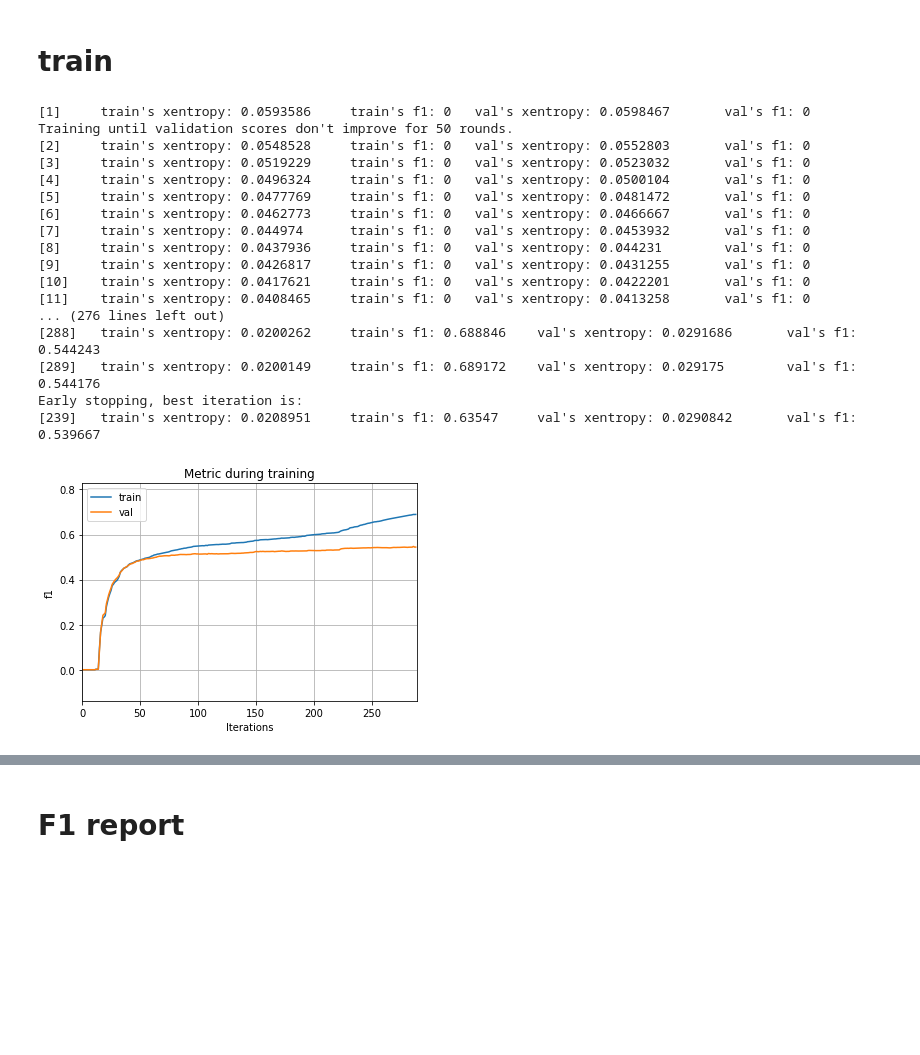
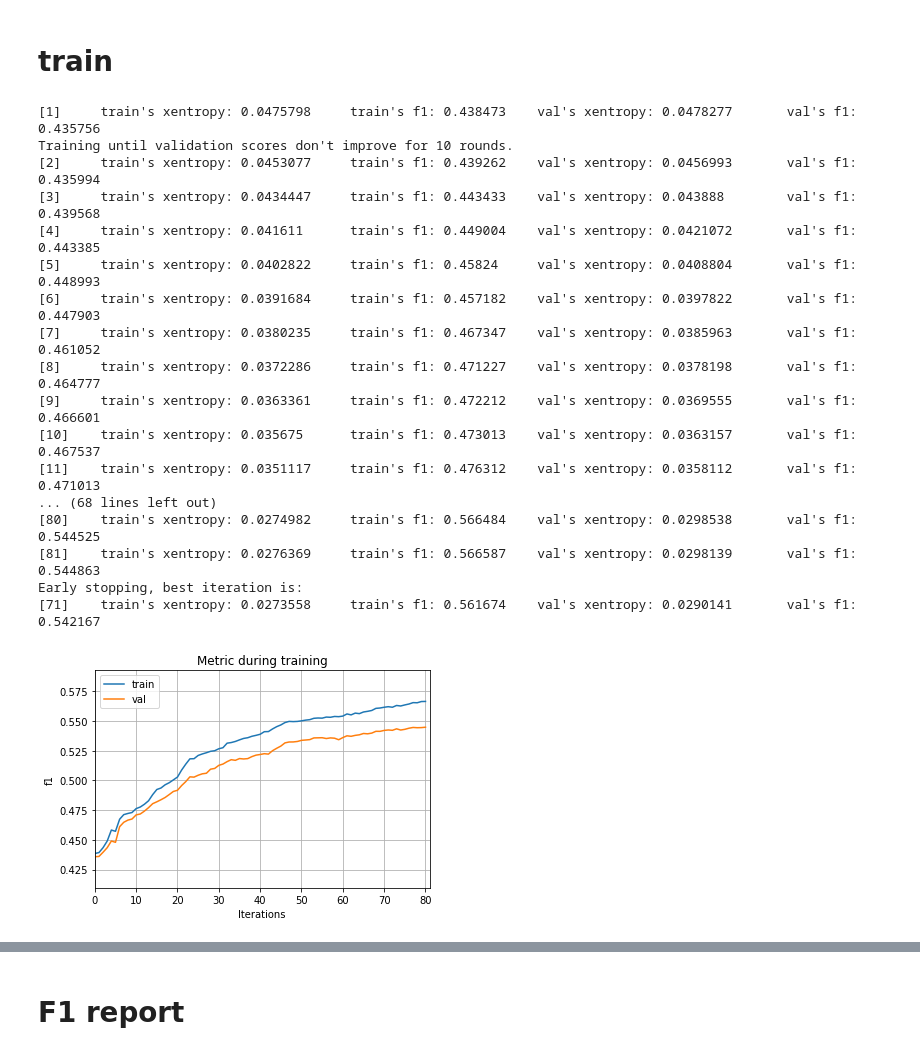
Before and after one commit to skywalker0803r/Ricky, a Jupyter notebook: 玉山AI比賽_modeling.ipynb, the cells around one changed output, grey strips where cells are left out. Drawn from its saved outputs; the diff is of its cells as text; code cells hidden in the pictures; blank space fills up the shorter version.

```diff
--- a/玉山AI比賽_modeling.ipynb
+++ b/玉山AI比賽_modeling.ipynb
@@ -15,7 +17,7 @@ Mounted at /content/drive
 # train
 # %%
 import pandas as pd
-train = pd.read_csv("/content/drive/My Drive/玉山人工智慧比賽數據/train_特徵工程完.csv",index_col=0)
+train = pd.read_csv("/content/drive/My Drive/玉山人工智慧比賽數據/train_預處理完.csv",index_col=0)
 print(train.shape)
 train.head()
 # %% [output]
@@ -71,7 +46,7 @@ pd.DataFrame(p,index=['p']).T.sort_values(by='p',ascending=False)
 # %% [markdown]
 # 定義 features & target
 # %%
-features = train.drop(['fraud_ind','txkey','locdt','cano','bacno'],axis=1).columns.tolist()
+features = train.drop(['fraud_ind','txkey','locdt'],axis=1).columns.tolist()
 y_name = 'fraud_ind'
 print(len(features),features)
 print(len([y_name]),[y_name])
@@ -82,7 +57,7 @@ print(len([y_name]),[y_name])
 # 切分 訓練集 跟 驗證集
 # %%
 from sklearn.model_selection import train_test_split
-train,val = train_test_split(train ,test_size=0.25 ,random_state=777)
+train,val = train_test_split(train ,test_size=0.2 ,random_state=42)
 print(train.shape)
 print(val.shape)
 # %% [output]
@@ -102,68 +77,64 @@ def lgb_f1_score(y_hat, data):
     y_hat = np.round(y_hat)
     return 'f1', f1_score(y_true, y_hat), True
 
 # 超參數
 parameters = {
-    #'boosting_type':'gbdt',
-    #'n_estimators':64,
+    'boosting_type':'gbdt',
+    'n_estimators':100,
     'objective': 'cross_entropy',
     'metric': 'cross_entropy',
-    'num_iterations':500,
-    'learning_rate': 0.05,
-    #'max_depth':10,
-    #'num_leaves':64,
-    'feature_fraction': 0.8,
-    #'bagging_fraction' :0.9,
-    #'reg_alpha':0.5,
-    #'reg_lambda':0.5,
-    'tree_learner':'data',
-    "is_unbalance":True,
-    "early_stopping_round":50,
-    "drop_rate":0.25,
-    #'min_child_samples':40,
-    #'min_child_weight':0.002,
+    'num_iterations': 500,
+    'learning_rate': 0.1,
+    'max_depth':7,
+    'num_leaves':50,
+    'feature_fraction': 0.7,
+    'tree_learner': 'data',
+    "is_unbalance": True,
+    "early_stopping_round": 10,
+    #'min_child_samples':20,
+    #'min_child_weight': 0.001,
 }
 
+# train data
 train_data = lightgbm.Dataset(train[features],
-                              label=train[y_name],
+                              label = train[y_name],
                               categorical_feature = features)
-
+# val data
 val_data = lightgbm.Dataset(val[features],
-                            label=val[y_name],
+                            label = val[y_name],
                             categorical_feature = features)
 
 # training
 evals_result = {}
 model = lightgbm.train(parameters,
                        train_data,
-                       valid_sets=[val_data, train_data],
-                       valid_names=['val', 'train'],
+                       valid_sets=[val_data, train_data],valid_names=['val', 'train'],
                        feval = lgb_f1_score,
                        evals_result = evals_result)
 
 # plt 1
 lightgbm.plot_metric(evals_result, metric='f1')
 plt.show()
 
 # plt 2
 ax = lightgbm.plot_importance(model, max_num_features=40, figsize=(15,15))
 plt.show()
 # %% [output]
-[1]     train's xentropy: 0.0593586     train's f1: 0   val's xentropy: 0.0598467       val's f1: 0
-Training until validation scores don't improve for 50 rounds.
-[2]     train's xentropy: 0.0548528     train's f1: 0   val's xentropy: 0.0552803       val's f1: 0
-[3]     train's xentropy: 0.0519229     train's f1: 0   val's xentropy: 0.0523032       val's f1: 0
-[4]     train's xentropy: 0.0496324     train's f1: 0   val's xentropy: 0.0500104       val's f1: 0
-[5]     train's xentropy: 0.0477769     train's f1: 0   val's xentropy: 0.0481472       val's f1: 0
-[6]     train's xentropy: 0.0462773     train's f1: 0   val's xentropy: 0.0466667       val's f1: 0
-[7]     train's xentropy: 0.044974      train's f1: 0   val's xentropy: 0.0453932       val's f1: 0
-[8]     train's xentropy: 0.0437936     train's f1: 0   val's xentropy: 0.044231        val's f1: 0
-[9]     train's xentropy: 0.0426817     train's f1: 0   val's xentropy: 0.0431255       val's f1: 0
-[10]    train's xentropy: 0.0417621     train's f1: 0   val's xentropy: 0.0422201       val's f1: 0
-[11]    train's xentropy: 0.0408465     train's f1: 0   val's xentropy: 0.0413258       val's f1: 0
-... (276 lines left out)
-[288]   train's xentropy: 0.0200262     train's f1: 0.688846    val's xentropy: 0.0291686       val's f1: 0.544243
-[289]   train's xentropy: 0.0200149     train's f1: 0.689172    val's xentropy: 0.029175        val's f1: 0.544176
+[1]     train's xentropy: 0.0475798     train's f1: 0.438473    val's xentropy: 0.0478277       val's f1: 0.435756
+Training until validation scores don't improve for 10 rounds.
+[2]     train's xentropy: 0.0453077     train's f1: 0.439262    val's xentropy: 0.0456993       val's f1: 0.435994
+[3]     train's xentropy: 0.0434447     train's f1: 0.443433    val's xentropy: 0.043888        val's f1: 0.439568
+[4]     train's xentropy: 0.041611      train's f1: 0.449004    val's xentropy: 0.0421072       val's f1: 0.443385
+[5]     train's xentropy: 0.0402822     train's f1: 0.45824     val's xentropy: 0.0408804       val's f1: 0.448993
+[6]     train's xentropy: 0.0391684     train's f1: 0.457182    val's xentropy: 0.0397822       val's f1: 0.447903
+[7]     train's xentropy: 0.0380235     train's f1: 0.467347    val's xentropy: 0.0385963       val's f1: 0.461052
+[8]     train's xentropy: 0.0372286     train's f1: 0.471227    val's xentropy: 0.0378198       val's f1: 0.464777
+[9]     train's xentropy: 0.0363361     train's f1: 0.472212    val's xentropy: 0.0369555       val's f1: 0.466601
+[10]    train's xentropy: 0.035675      train's f1: 0.473013    val's xentropy: 0.0363157       val's f1: 0.467537
+[11]    train's xentropy: 0.0351117     train's f1: 0.476312    val's xentropy: 0.0358112       val's f1: 0.471013
+... (68 lines left out)
+[80]    train's xentropy: 0.0274982     train's f1: 0.566484    val's xentropy: 0.0298538       val's f1: 0.544525
+[81]    train's xentropy: 0.0276369     train's f1: 0.566587    val's xentropy: 0.0298139       val's f1: 0.544863
 Early stopping, best iteration is:
-[239]   train's xentropy: 0.0208951     train's f1: 0.63547     val's xentropy: 0.0290842       val's f1: 0.539667
+[71]    train's xentropy: 0.0273558     train's f1: 0.561674    val's xentropy: 0.0290141       val's f1: 0.542167
-[figure, old version]
+[figure, new version]
```
Also changed, not shown: parts of 13 cells of this notebook.
